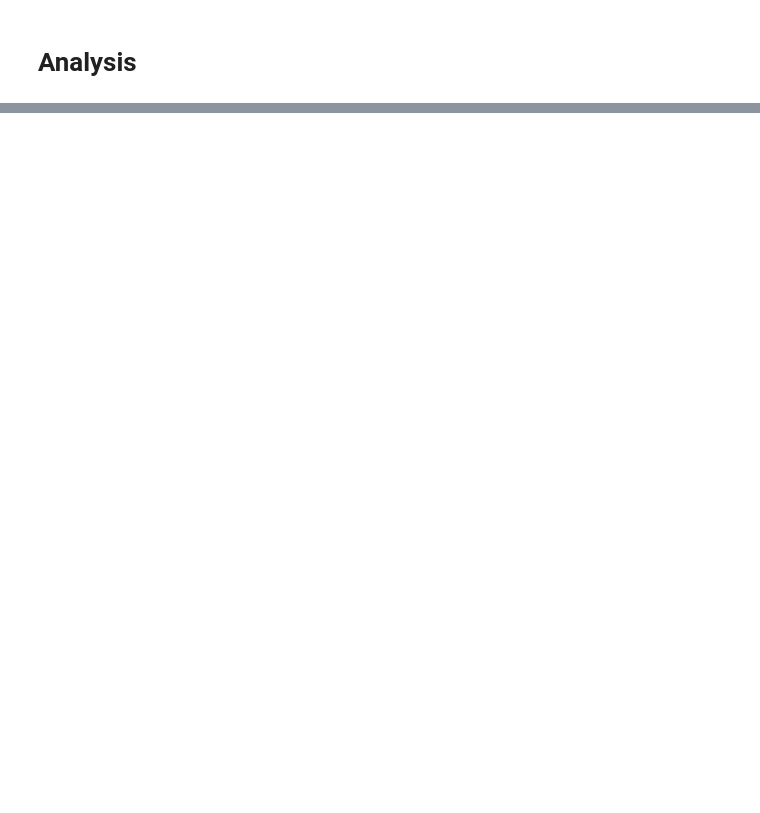
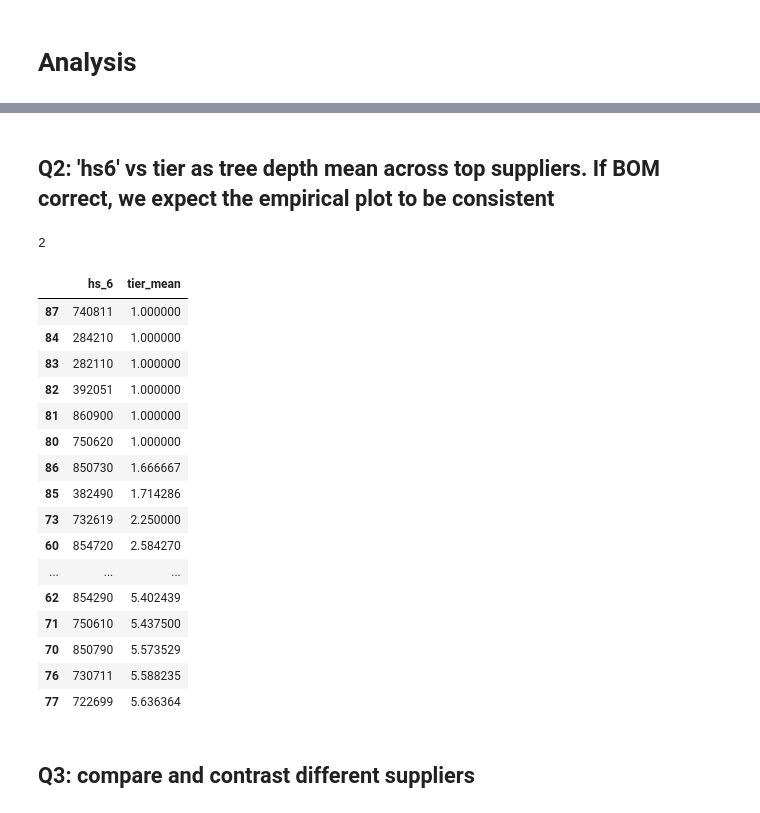
Before and after one commit to juandifers/supply-chain-model, a Jupyter notebook: battery_subgraph_reconstruction.ipynb, the cells around one changed output, grey strips where cells are left out. Saved outputs shown, nothing was run; the diff lists cells and outputs as text; code cells hidden in the pictures; blank space fills up the shorter version.

```diff
--- a/battery_subgraph_reconstruction.ipynb
+++ b/battery_subgraph_reconstruction.ipynb
@@ -151,2 +198,19 @@ yiwu yihuang import export compan 2
+# %% [markdown]
+## Q2: 'hs6' vs tier as tree depth mean across top suppliers. If BOM correct, we expect the empirical plot to be consistent
+# %%
+construct_battery_subgraph(['dell glXobal b.v'], MAX_TIER)[0]['tier'].values[0] + 1
+# %% [output]
+2
 # %%
-# Q2: 'hs6' vs tier as tree depth mean (TODO). If BOM correct, the empirical plot should be consistent
+# A dataframe that has hs_6 code and tier
+from collections import defaultdict
+
+dict_ = defaultdict(int) # hs_6 -> tier
+dict_occurance = defaultdict(int) # hs_6 -> occurence
+for bat in battery_suppliers:
+    battery_subgraph = construct_battery_subgraph([bat], MAX_TIER)
+    assert(battery_subgraph[1] < MAX_TIER)
+
+    for _, row in battery_subgraph[0].iterrows():
+        dict_[row['hs6']] += row['tier']
+        dict_occurance[row['hs6']] += 1
@@ -154,0 +217,31 @@ yiwu yihuang import export compan 2
+# %%
+for key in dict_:
+    dict_[key] = float(dict_[key]) / dict_occurance[key]
+# %%
+df = pd.DataFrame(list(dict_.items()),columns = ['hs_6', 'tier_mean'])
+# %%
+# TODO: count, variance
+pd.set_option('display.max_rows', 100)
+display(df.sort_values(['tier_mean'], ascending = True))
+
+# TODO: check for a specific company
+# %% [output]
+|  | hs_6 | tier_mean |
+| 87 | 740811 | 1.000000 |
+| 84 | 284210 | 1.000000 |
+| 83 | 282110 | 1.000000 |
+| 82 | 392051 | 1.000000 |
+| 81 | 860900 | 1.000000 |
+| 80 | 750620 | 1.000000 |
+| 86 | 850730 | 1.666667 |
+| 85 | 382490 | 1.714286 |
+| 73 | 732619 | 2.250000 |
+| 60 | 854720 | 2.584270 |
+| ... | ... | ... |
+| 62 | 854290 | 5.402439 |
+| 71 | 750610 | 5.437500 |
+| 70 | 850790 | 5.573529 |
+| 76 | 730711 | 5.588235 |
+| 77 | 722699 | 5.636364 |
+# %% [markdown]
+## Q3: compare and contrast different suppliers
```
Also changed, not shown: parts of 9 cells of this notebook.
